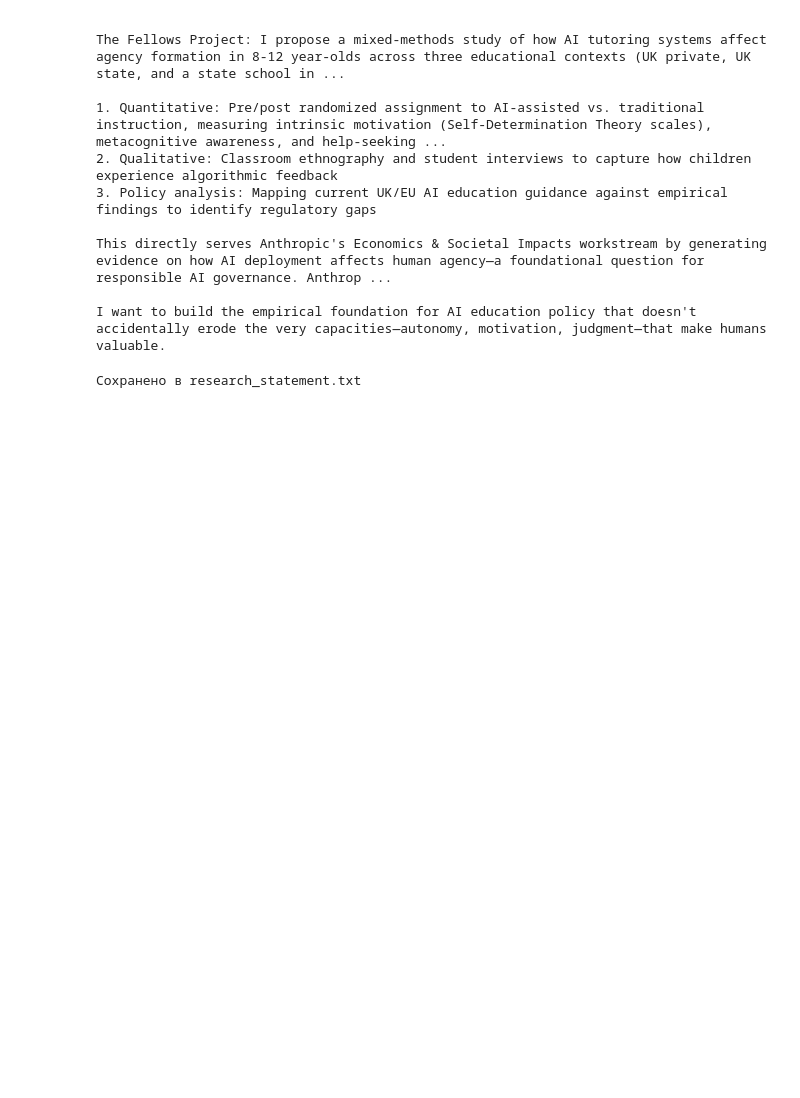
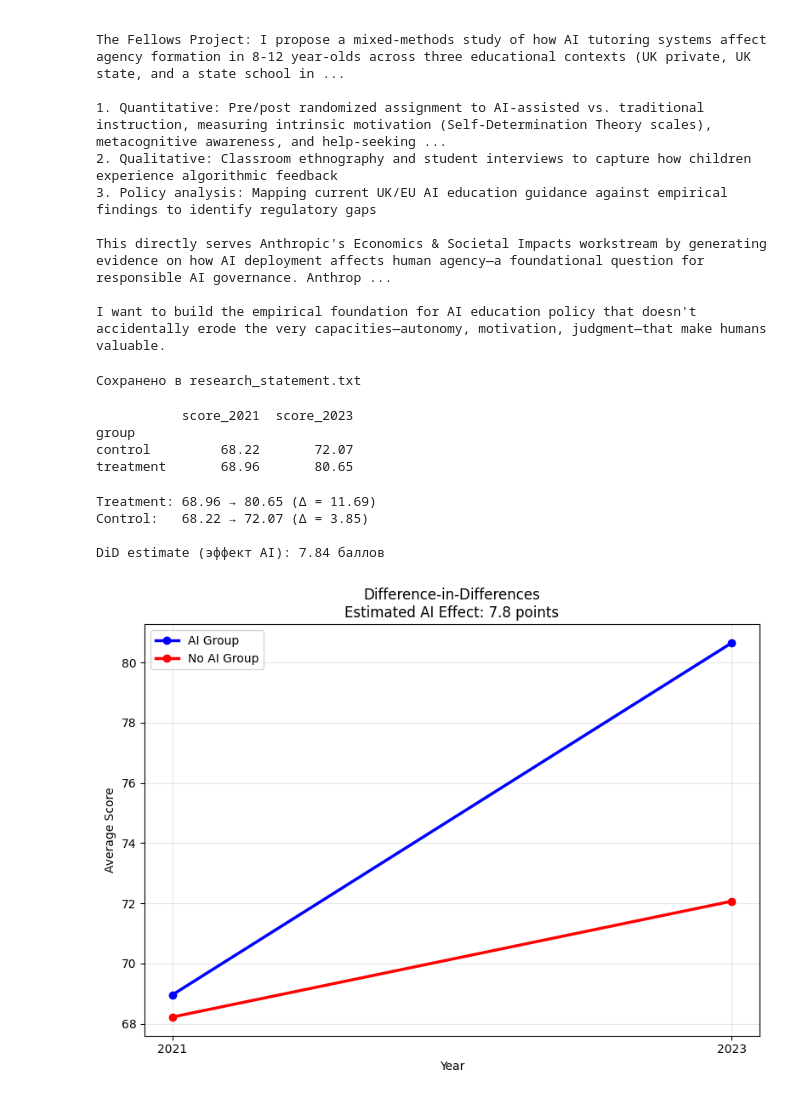
Before and after one commit to massimdaria-app/anthropic-fellows-research, a Jupyter notebook: day4_topic_modeling.ipynb, the cells around one changed output. Drawn from its saved outputs; the diff is of its cells as text; code cells hidden in the pictures; blank space fills up the shorter version.

```diff
--- a/day4_topic_modeling.ipynb
+++ b/day4_topic_modeling.ipynb
@@ -556,3 +556,71 @@ I want to build the empirical foundation for AI education policy that doesn't ac
 print("Сохранено в research_statement.txt")
 # %% [output]
 Сохранено в research_statement.txt
+# %%
+import numpy as np
+import pandas as pd
+import matplotlib.pyplot as plt
+import statsmodels.api as sm
+
+# Симулируем данные: 200 студентов, 2 года (до и после внедрения AI)
+np.random.seed(42)
+n = 100  # студентов в каждой группе
+
+# Группа Treatment — получила AI-тьютора в 2022
+# Группа Control — не получила
+
+df_did = pd.DataFrame({
+    'student_id': list(range(1, 2*n+1)),
+    'group': ['treatment']*n + ['control']*n,
+    'score_2021': (
+        np.random.normal(70, 10, n).tolist() +  # treatment до
+        np.random.normal(68, 10, n).tolist()    # control до
+    ),
+    'score_2023': (
+        np.random.normal(80, 10, n).tolist() +  # treatment после (+10 от AI)
+        np.random.normal(71, 10, n).tolist()    # control после (+3 общий тренд)
+    )
+})
+
+print(df_did.groupby('group')[['score_2021', 'score_2023']].mean().round(2))
+# %% [output]
+           score_2021  score_2023
+group
+control         68.22       72.07
+treatment       68.96       80.65
+# %%
+# DiD формула: (Treatment_after - Treatment_before) - (Control_after - Control_before)
+treatment_before = df_did[df_did['group']=='treatment']['score_2021'].mean()
+treatment_after = df_did[df_did['group']=='treatment']['score_2023'].mean()
+control_before = df_did[df_did['group']=='control']['score_2021'].mean()
+control_after = df_did[df_did['group']=='control']['score_2023'].mean()
+
+did_estimate = (treatment_after - treatment_before) - (control_after - control_before)
+
+print(f"Treatment: {treatment_before:.2f} → {treatment_after:.2f} (Δ = {treatment_after-treatment_before:.2f})")
+print(f"Control:   {control_before:.2f} → {control_after:.2f} (Δ = {control_after-control_before:.2f})")
+print(f"\nDiD estimate (эффект AI): {did_estimate:.2f} баллов")
+
+# Визуализация
+fig, ax = plt.subplots(figsize=(8, 6))
+
+for group, color, label in [('treatment', 'blue', 'AI Group'),
+                              ('control', 'red', 'No AI Group')]:
+    means = df_did[df_did['group']==group][['score_2021', 'score_2023']].mean()
+    ax.plot([2021, 2023], means.values,
+            marker='o', linewidth=2.5, color=color, label=label)
+
+ax.set_xlabel('Year')
+ax.set_ylabel('Average Score')
+ax.set_title(f'Difference-in-Differences\nEstimated AI Effect: {did_estimate:.1f} points')
+ax.legend()
+ax.grid(True, alpha=0.3)
+ax.set_xticks([2021, 2023])
+plt.tight_layout()
+plt.show()
+# %% [output]
+Treatment: 68.96 → 80.65 (Δ = 11.69)
+Control:   68.22 → 72.07 (Δ = 3.85)
+
+DiD estimate (эффект AI): 7.84 баллов
+[figure, added]
```
Also changed, not shown: parts of 3 cells of this notebook.
